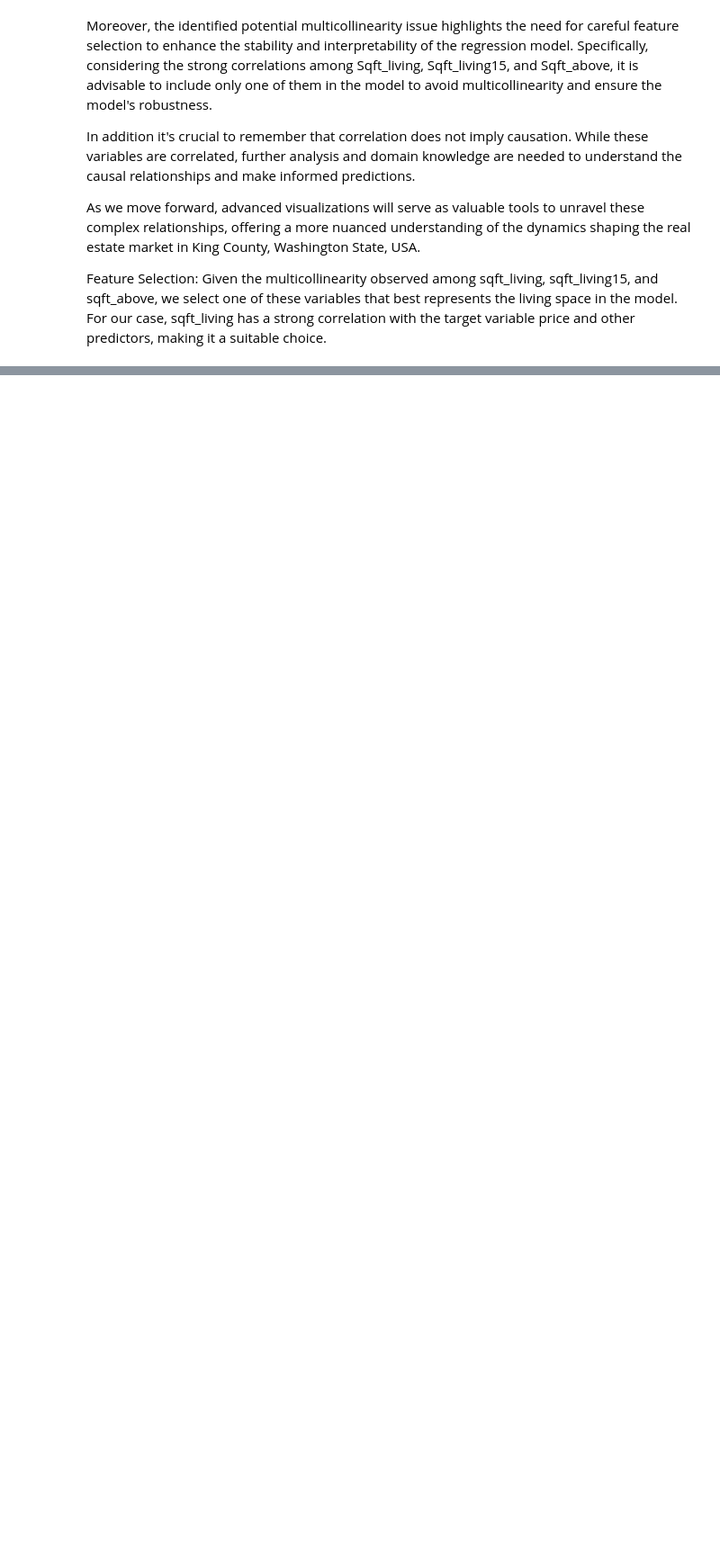
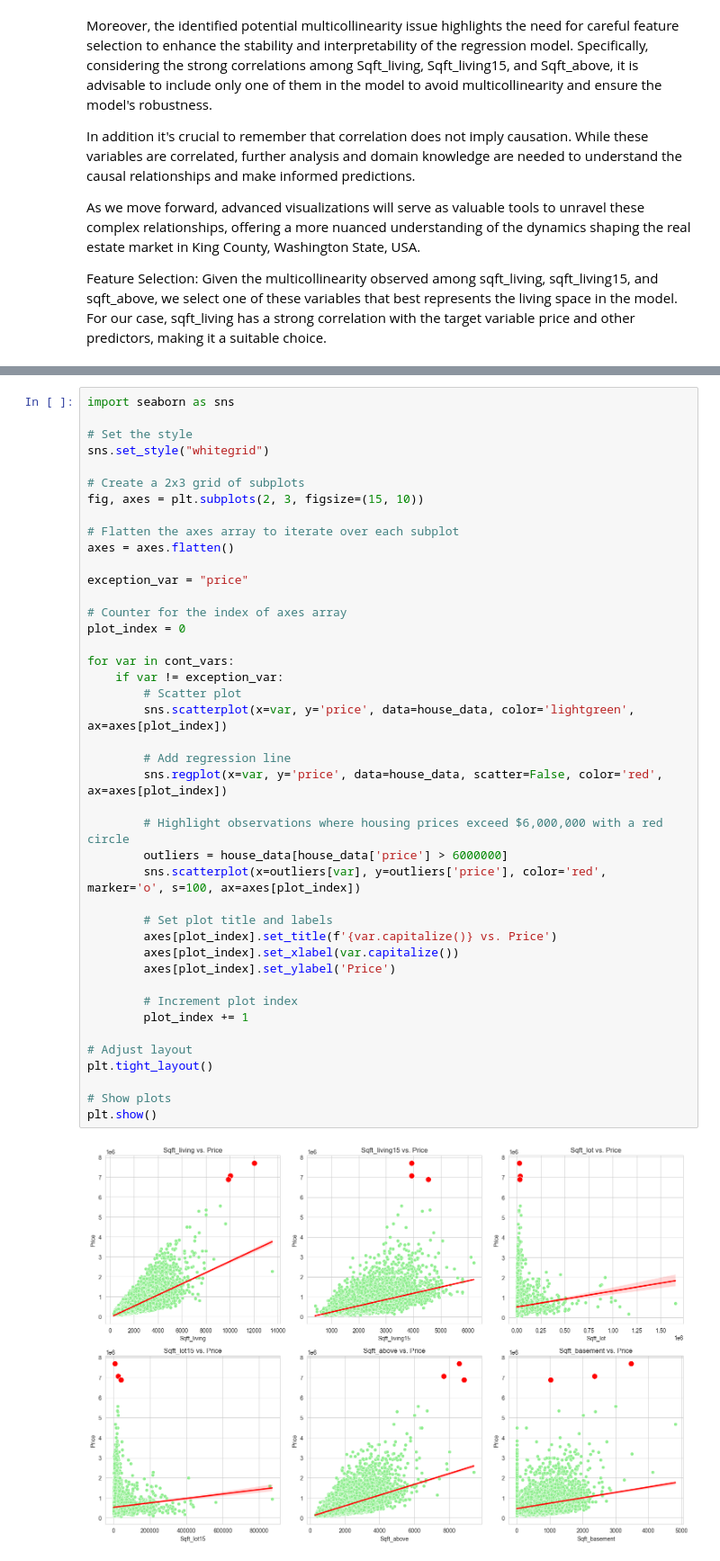
Before and after one commit to gizemguleli/RR_Project-Housing-Price-Dynamics-in-King-Cunty-WA, a Jupyter notebook: V1.ipynb, the cells around one changed output, grey strips where cells are left out. Shown at 90% size. Saved outputs shown, nothing was run; the diff lists cells and outputs as text; blank space fills up the shorter version.

```diff
--- a/V1.ipynb
+++ b/V1.ipynb
@@ -381,0 +387,44 @@ Feature Selection: Given the multicollinearity observed among sqft_living, sqft_
+# %%
+import seaborn as sns
+
+# Set the style
+sns.set_style("whitegrid")
+
+# Create a 2x3 grid of subplots
+fig, axes = plt.subplots(2, 3, figsize=(15, 10))
+
+# Flatten the axes array to iterate over each subplot
+axes = axes.flatten()
+
+exception_var = "price"
+
+# Counter for the index of axes array
+plot_index = 0
+
+for var in cont_vars:
+    if var != exception_var:
+        # Scatter plot
+        sns.scatterplot(x=var, y='price', data=house_data, color='lightgreen', ax=axes[plot_index])
+
+        # Add regression line
+        sns.regplot(x=var, y='price', data=house_data, scatter=False, color='red', ax=axes[plot_index])
+
+        # Highlight observations where housing prices exceed $6,000,000 with a red circle
+        outliers = house_data[house_data['price'] > 6000000]
+        sns.scatterplot(x=outliers[var], y=outliers['price'], color='red', marker='o', s=100, ax=axes[plot_index])
+
+        # Set plot title and labels
+        axes[plot_index].set_title(f'{var.capitalize()} vs. Price')
+        axes[plot_index].set_xlabel(var.capitalize())
+        axes[plot_index].set_ylabel('Price')
+
+        # Increment plot index
+        plot_index += 1
+
+# Adjust layout
+plt.tight_layout()
+
+# Show plots
+plt.show()
+# %% [output]
+[figure, added]
```
Also changed, not shown: parts of 6 cells of this notebook.
